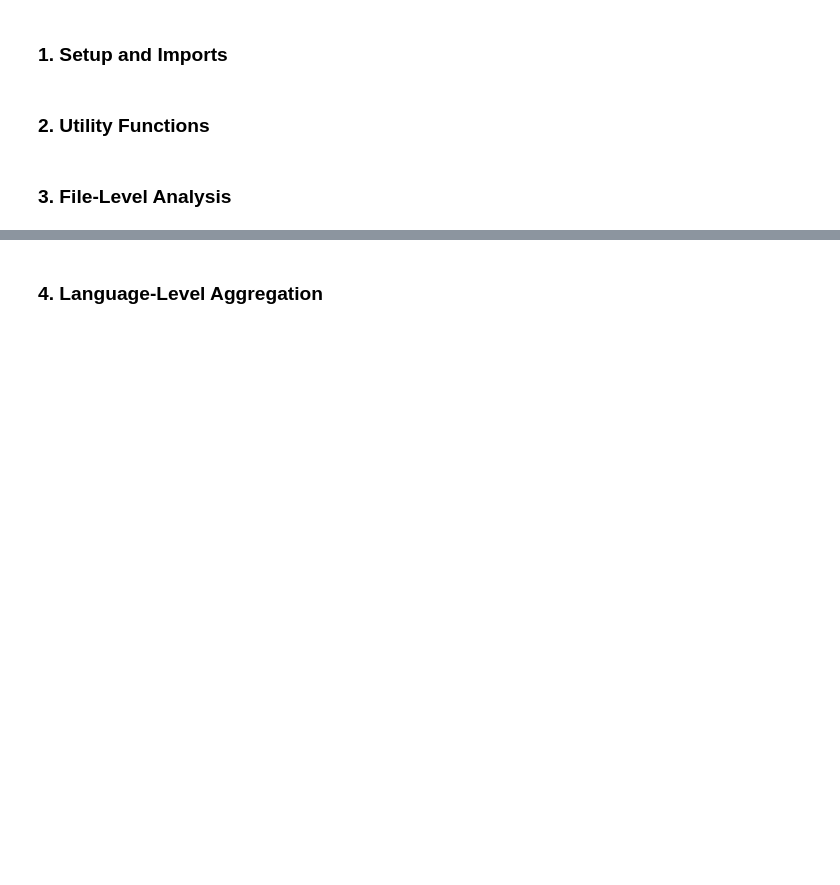
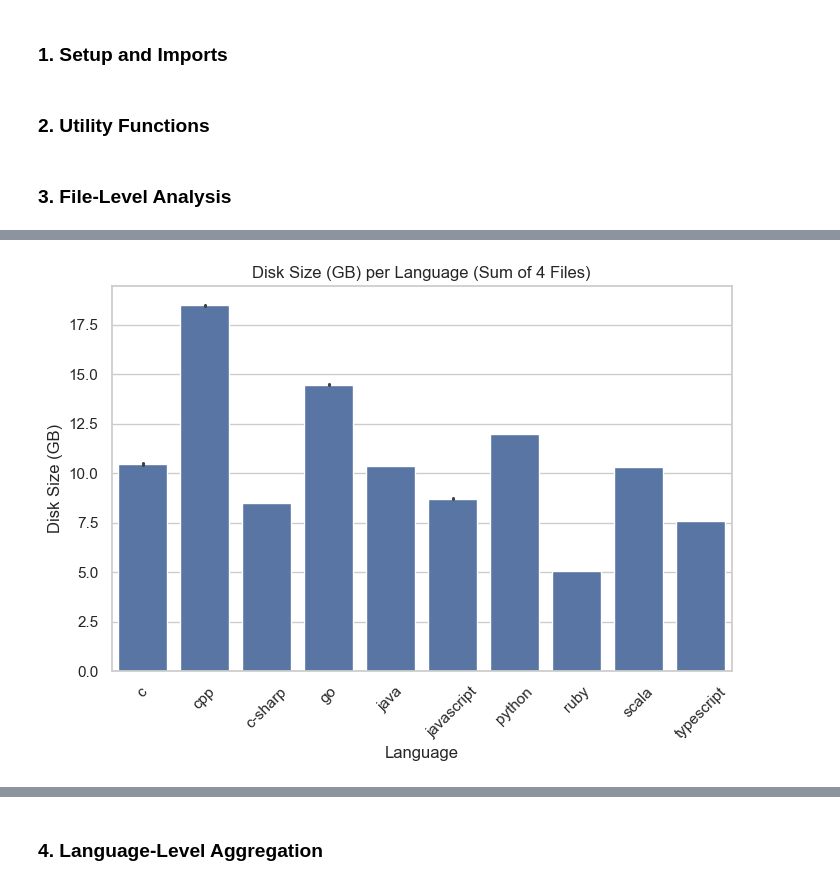
Before and after one commit to JugalGajjar/MultiLang-Code-Parser-Dataset, a Jupyter notebook: analysis.ipynb, the cells around one changed output, grey strips where cells are left out. Saved outputs shown, nothing was run; the diff lists cells and outputs as text; code cells hidden in the pictures; blank space fills up the shorter version.

```diff
--- a/analysis.ipynb
+++ b/analysis.ipynb
@@ -73,5 +121,9 @@ plt.show()
 # %%
 sns.barplot(df_files, x="language", y="disk_size_gb", estimator=sum)
 plt.title("Disk Size (GB) per Language (Sum of 4 Files)")
+plt.xlabel("Language")
+plt.ylabel("Disk Size (GB)")
 plt.xticks(rotation=45)
 plt.show()
+# %% [output]
+[figure, added]
```
Also changed, not shown: parts of 75 cells of this notebook.
